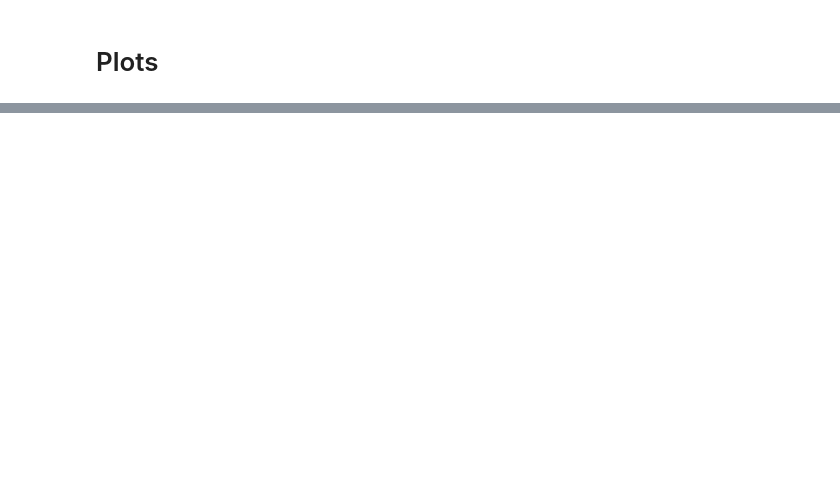
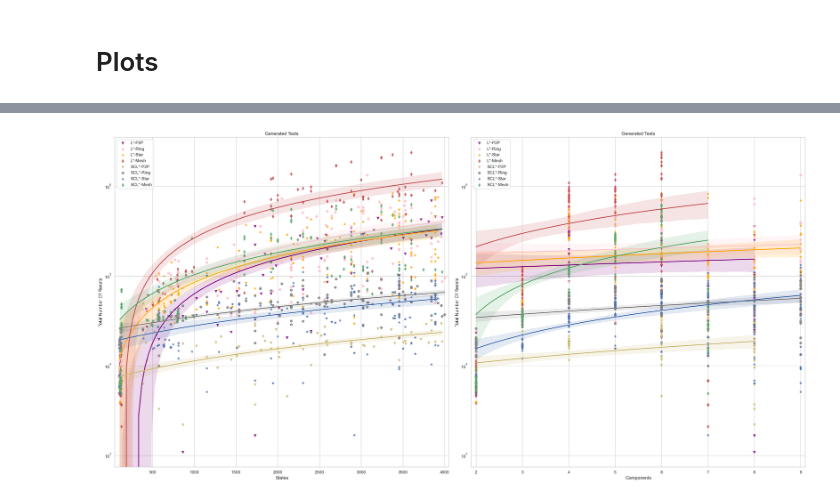
Before and after one commit to AryanBastani/SCL-Star, a Jupyter notebook: Decomposed_Learning_Results.ipynb, the cells around one changed output, grey strips where cells are left out. Drawn from its saved outputs; the diff is of its cells as text; code cells hidden in the pictures; blank space fills up the shorter version.

```diff
--- a/Decomposed_Learning_Results.ipynb
+++ b/Decomposed_Learning_Results.ipynb
@@ -189,0 +408,4 @@ See the caveats in the documentation: https://pandas.pydata.org/pandas-docs/stab
+# %%
+plotMergedResets(p2pTestsDf, ringTestsDf, starTestsDf, meshTestsDf, 'Generated Tests')
+# %% [output]
+[figure, added]
```
Also changed, not shown: parts of 20 cells of this notebook, 43 other files.
